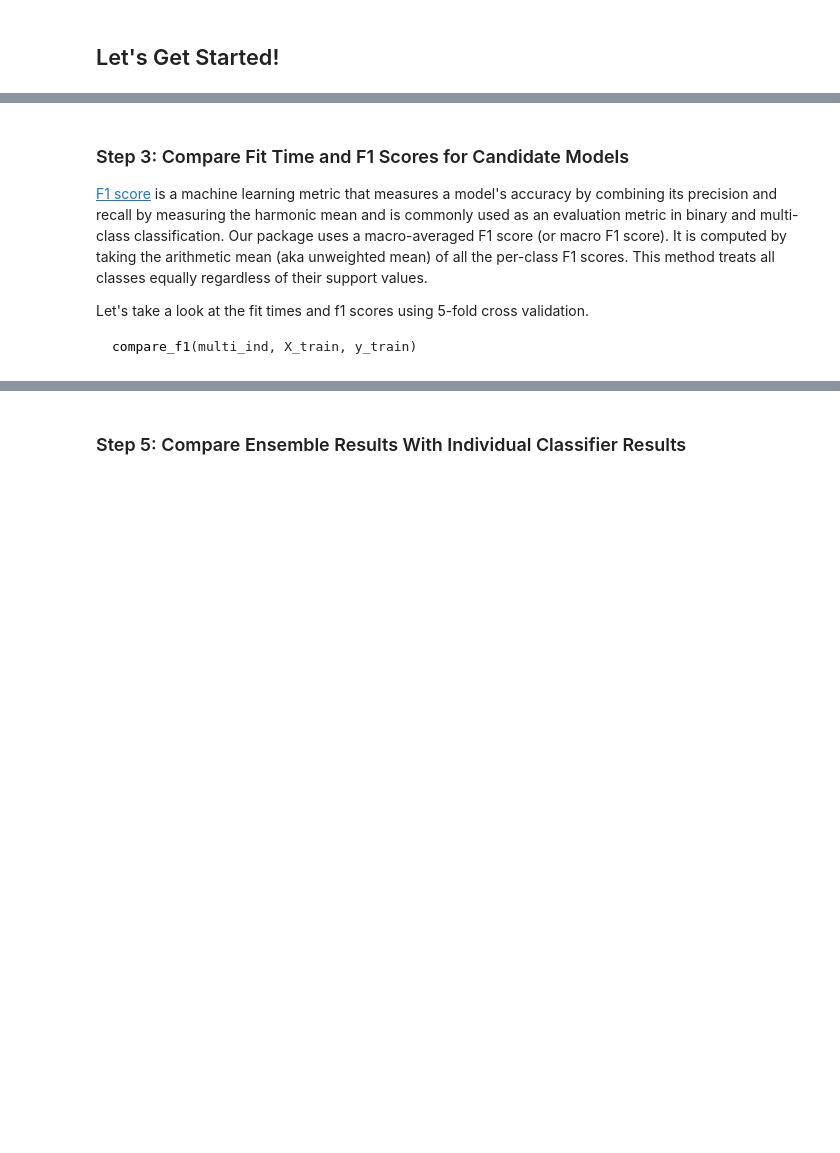
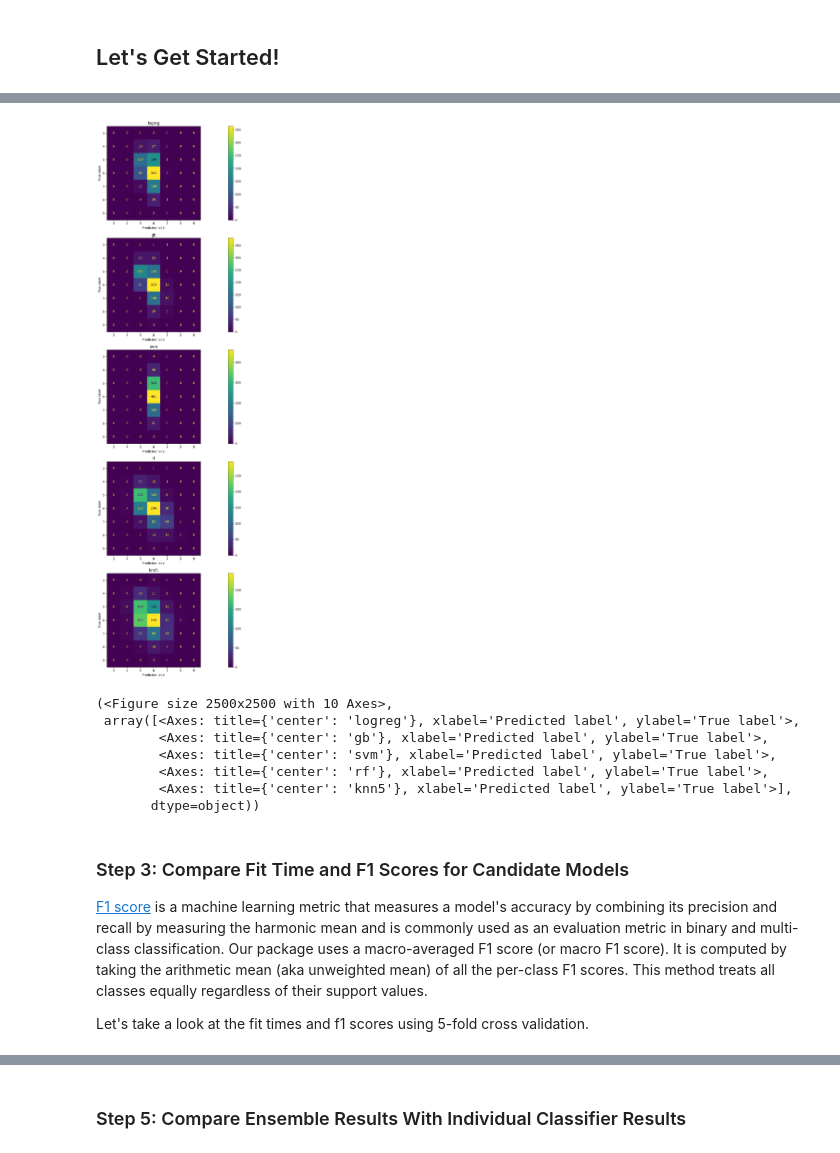
Before and after one commit to UBC-MDS/compare_classifiers, a Jupyter notebook: docs/example.ipynb, the cells around one changed output, grey strips where cells are left out. Drawn from its saved outputs; the diff is of its cells as text; code cells hidden in the pictures; blank space fills up the shorter version.

````diff
--- a/docs/example.ipynb
+++ b/docs/example.ipynb
@@ -22 +44,9 @@ First, you will need to split the dataset into X_train, y_train, X_test, y_test
+# %%
+from sklearn.model_selection import train_test_split
+
+train_df, test_df = train_test_split(example_dataset, test_size=0.2)
+X_train, X_test, y_train, y_test = (
+    train_df.drop(columns='quality'), test_df.drop(columns='quality'),
+    train_df['quality'], test_df['quality']
+)
 # %% [markdown]
@@ -52,0 +56,12 @@ Note that the names you gave the models will appear in function outputs as label
+# %%
+from sklearn.svm import SVC
+from sklearn.linear_model import LogisticRegression
+from sklearn.ensemble import GradientBoostingClassifier
+from sklearn.neighbors import KNeighborsClassifier
+from sklearn.ensemble import RandomForestClassifier
+
+logreg = LogisticRegression(multi_class='multinomial', solver='lbfgs', C=92)
+gb = GradientBoostingClassifier(learning_rate=0.001, n_estimators=1000)
+svm = SVC(kernel='rbf', decision_function_shape='ovr', max_iter=2000)
+rf = RandomForestClassifier(n_estimators=10)
+knn5 = KNeighborsClassifier(n_neighbors=5)
@@ -53,2 +72,10 @@ Note that the names you gave the models will appear in function outputs as label
+# %%
+multi_ind = [
+    ('logreg', logreg),
+    ('gb', gb),
+    ('svm', svm),
+    ('rf', rf),
+    ('knn5', knn5)
+]
 # %% [markdown]
 > _**A Note on Pipelines:**_ For simplicity's sake, all the models used in this tutorial are individual sklearn classifiers. However, sklearn pipelines are also accepted by our functions, so below is valid input models as well.
@@ -102,10 +115,21 @@ You will see outputs like below:
+# %%
+# We have not dealt with warning messages due to the time limit, so we will surpress them for now.
+import warnings
+warnings.filterwarnings("ignore")
+
+confusion_matrices(multi_ind, X_train, X_test, y_train, y_test)
+# %% [output]
+[figure, added]
+(<Figure size 2500x2500 with 10 Axes>,
+ array([<Axes: title={'center': 'logreg'}, xlabel='Predicted label', ylabel='True label'>,
+        <Axes: title={'center': 'gb'}, xlabel='Predicted label', ylabel='True label'>,
+        <Axes: title={'center': 'svm'}, xlabel='Predicted label', ylabel='True label'>,
+        <Axes: title={'center': 'rf'}, xlabel='Predicted label', ylabel='True label'>,
+        <Axes: title={'center': 'knn5'}, xlabel='Predicted label', ylabel='True label'>],
+       dtype=object))
 # %% [markdown]
 ### Step 3: Compare Fit Time and F1 Scores for Candidate Models
 
 [F1 score](https://www.v7labs.com/blog/f1-score-guide) is a machine learning metric that measures a model's accuracy by combining its precision and recall by measuring the harmonic mean and is commonly used as an evaluation metric in binary and multi-class classification. Our package uses a macro-averaged F1 score (or macro F1 score). It is computed by taking the arithmetic mean (aka unweighted mean) of all the per-class F1 scores. This method treats all classes equally regardless of their support values.
 
 Let's take a look at the fit times and f1 scores using 5-fold cross validation.
-
-```python
-compare_f1(multi_ind, X_train, y_train)
-```
````
Also changed, not shown: parts of 21 cells of this notebook, 3 other files.
